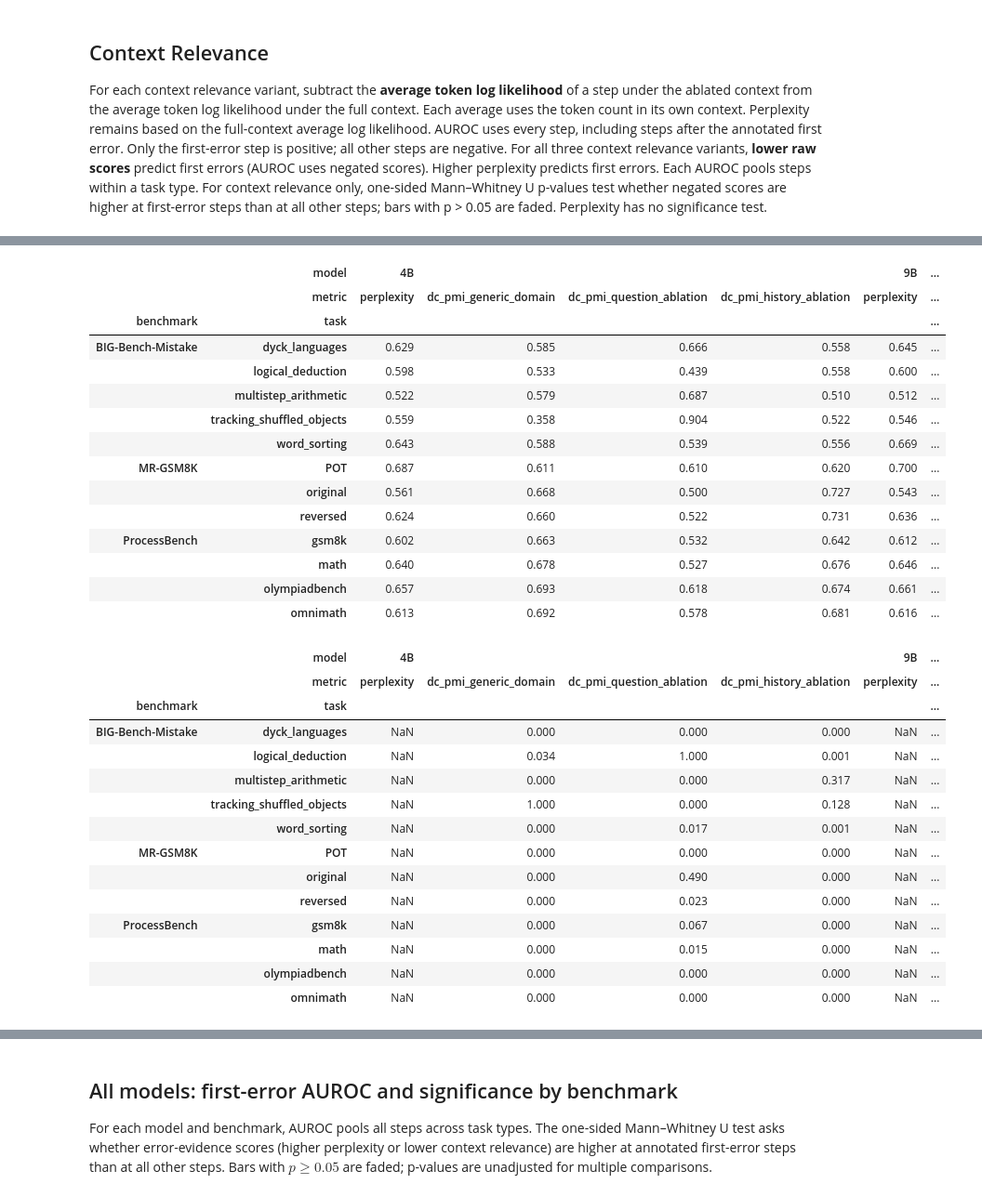
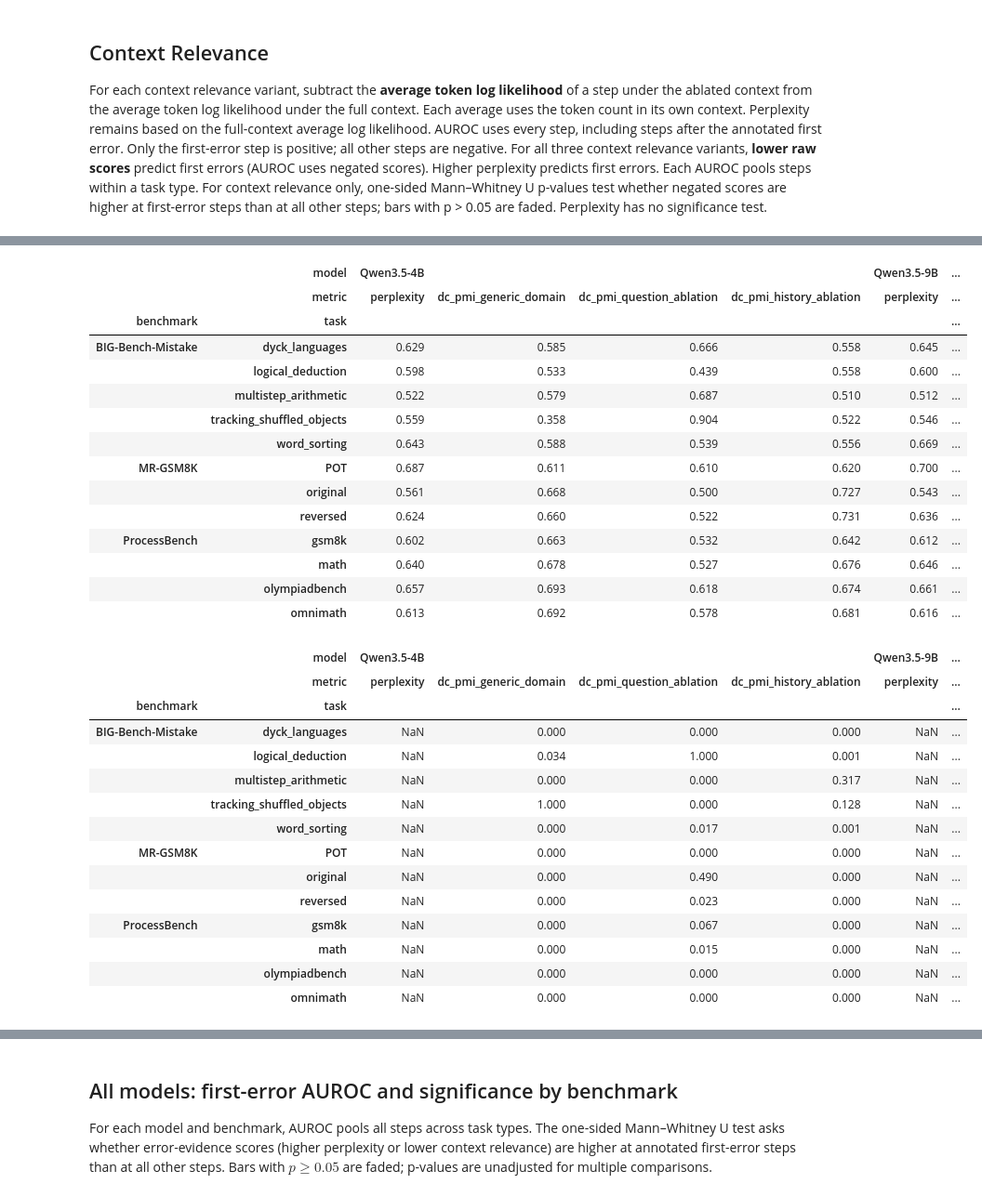
Before and after one commit to jafber/bachelor-thesis, a Jupyter notebook: final/context-relevance-plots.ipynb, the cells around one changed output, grey strips where cells are left out. Shown at 93% size. Cells and saved outputs as stored; diff of their text form; code cells hidden in the pictures.

```diff
--- a/final/context-relevance-plots.ipynb
+++ b/final/context-relevance-plots.ipynb
@@ -18,7 +21,13 @@ from experiment_setup.logging_setup import logger
 from experiment_setup.plots import METRIC_LABELS
 
 CACHE = Path('cache')
-MODELS = {'4B': 'Qwen/Qwen3.5-4B', '9B': 'Qwen/Qwen3.5-9B', '27B': 'Qwen/Qwen3.5-27B'}
+MODELS = {
+    'Qwen3.5-4B': ('Qwen/Qwen3.5-4B', 'qwen35_4b'),
+    'Qwen3.5-9B': ('Qwen/Qwen3.5-9B', 'qwen35_9b'),
+    'Qwen3.5-27B': ('Qwen/Qwen3.5-27B', 'qwen35_27b'),
+    'Llama3.1-8B': ('meta-llama/Llama-3.1-8B-Instruct', 'llama31_8b'),
+    'Llama3.2-3B': ('meta-llama/Llama-3.2-3B-Instruct', 'llama32_3b'),
+}
 # %%
 # we kick out that one evil example
 examples = [
@@ -43,17 +50,17 @@ For each context relevance variant, subtract the **average token log likelihood*
 pmi_stats = []
 pmi_scores = []
 pooled_pmi_f1 = []
-for model, model_id in MODELS.items():
+for model, (model_id, stem) in MODELS.items():
     scores = dc_pmi.load_run(
         examples, model_id=model_id, average_ll=True,
-        cache_path=CACHE / f'dc_pmi_qwen35_{model.lower()}_arm.sqlite',
+        cache_path=CACHE / f'dc_pmi_{stem}_arm.sqlite',
     )
     assert scores[['benchmark', 'task', 'uid']].drop_duplicates().shape[0] == len(examples)
     pmi_scores.append(scores.assign(uid=model + ':' + scores.uid.astype(str)))
     summary = dc_pmi.statistics(scores)
     summary['model'] = model
     pmi_stats.append(summary)
-    if model == '27B':
+    if model == 'Qwen3.5-27B':
         for benchmark, group in scores.groupby('benchmark', sort=False):
             pooled = dc_pmi.statistics(group.assign(task='(all tasks)'))
             pooled_pmi_f1.append(pooled[['benchmark', 'metric', 'f1']])
@@ -79,4 +90,4 @@ display(mcc_table.reindex(columns=columns).round(3))
-|  | model | 4B |  |  |  | 9B | ... |
+|  | model | Qwen3.5-4B |  |  |  | Qwen3.5-9B | ... |
 |  | metric | perplexity | dc_pmi_generic_domain | dc_pmi_question_ablation | dc_pmi_history_ablation | perplexity | ... |
 | benchmark | task |  |  |  |  |  | ... |
 | BIG-Bench-Mistake | dyck_languages | 0.629 | 0.585 | 0.666 | 0.558 | 0.645 | ... |
@@ -91,7 +102,7 @@ display(mcc_table.reindex(columns=columns).round(3))
 |  | math | 0.640 | 0.678 | 0.527 | 0.676 | 0.646 | ... |
 |  | olympiadbench | 0.657 | 0.693 | 0.618 | 0.674 | 0.661 | ... |
 |  | omnimath | 0.613 | 0.692 | 0.578 | 0.681 | 0.616 | ... |
-|  | model | 4B |  |  |  | 9B | ... |
+|  | model | Qwen3.5-4B |  |  |  | Qwen3.5-9B | ... |
 |  | metric | perplexity | dc_pmi_generic_domain | dc_pmi_question_ablation | dc_pmi_history_ablation | perplexity | ... |
 | benchmark | task |  |  |  |  |  | ... |
 | BIG-Bench-Mistake | dyck_languages | NaN | 0.000 | 0.000 | 0.000 | NaN | ... |
```
Also changed, not shown: parts of 12 cells of this notebook, 26 other files.
